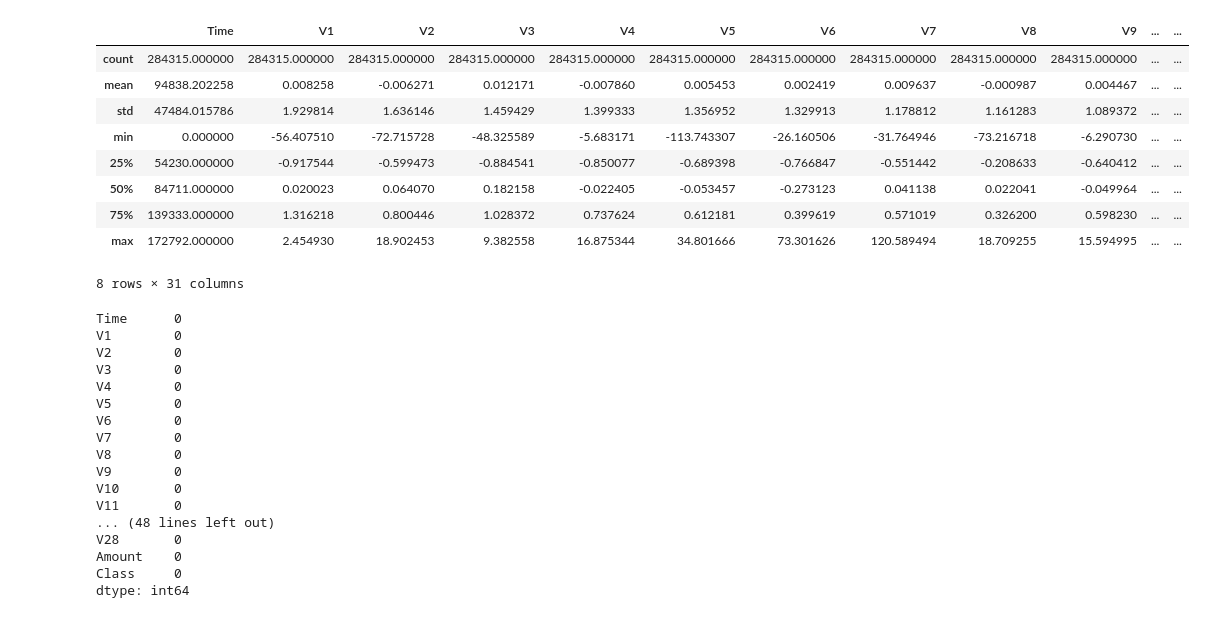
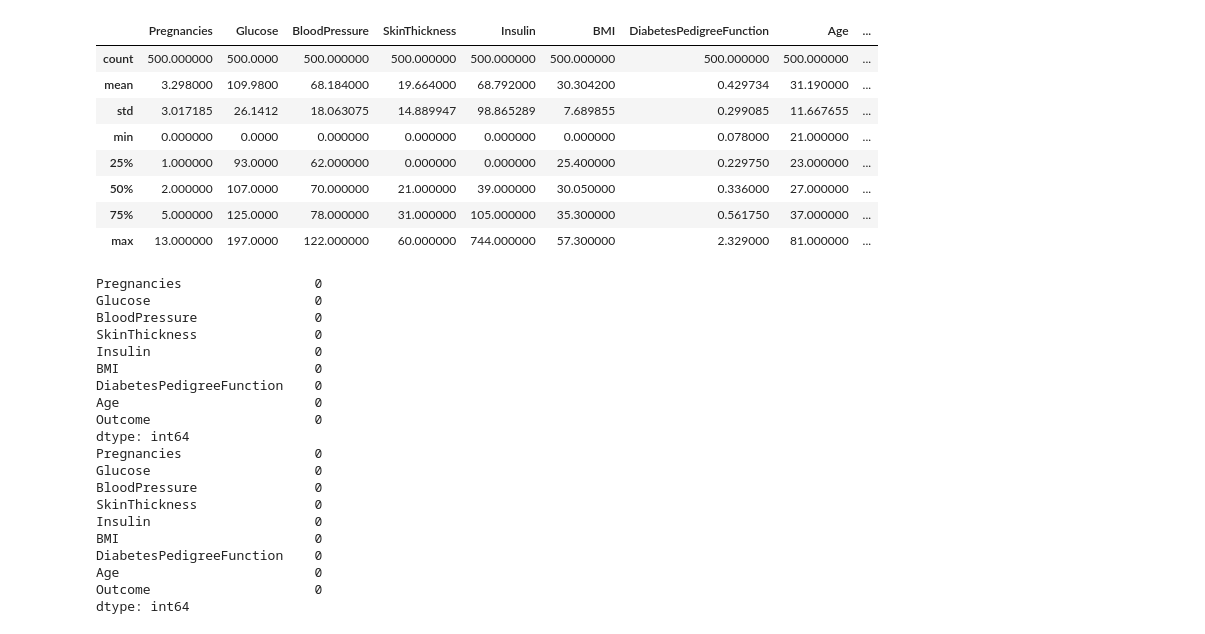
Before and after one commit to dliu31/Repository, a Jupyter notebook: analysis.ipynb, the cells around one changed output. Drawn from its saved outputs; the diff is of its cells as text; code cells hidden in the pictures.

```diff
--- a/analysis.ipynb
+++ b/analysis.ipynb
@@ -2,7 +2,7 @@
 import pandas as pd
 import matplotlib.pyplot as plt
 
-data = pd.read_csv("creditcard.csv")
+data = pd.read_csv("diabetes.csv")
 # %%
 data.describe()
 
@@ -23,38 +22,40 @@ fraudulent_transactions.describe()
 # %%
 # Display summary information about the non-fraudulent transactions
-non_fraudulent_transactions = data[(data["Class"] == 0)]
-non_fraudulent_transactions.describe()
+non_diabetes = data[(data["Outcome"] == 0)]
+non_diabetes.describe()
 # %% [output]
-|  | Time | V1 | V2 | V3 | V4 | V5 | V6 | V7 | V8 | V9 | ... | ... |
-| count | 284315.000000 | 284315.000000 | 284315.000000 | 284315.000000 | 284315.000000 | 284315.000000 | 284315.000000 | 284315.000000 | 284315.000000 | 284315.000000 | ... | ... |
-| mean | 94838.202258 | 0.008258 | -0.006271 | 0.012171 | -0.007860 | 0.005453 | 0.002419 | 0.009637 | -0.000987 | 0.004467 | ... | ... |
-| std | 47484.015786 | 1.929814 | 1.636146 | 1.459429 | 1.399333 | 1.356952 | 1.329913 | 1.178812 | 1.161283 | 1.089372 | ... | ... |
-| min | 0.000000 | -56.407510 | -72.715728 | -48.325589 | -5.683171 | -113.743307 | -26.160506 | -31.764946 | -73.216718 | -6.290730 | ... | ... |
-| 25% | 54230.000000 | -0.917544 | -0.599473 | -0.884541 | -0.850077 | -0.689398 | -0.766847 | -0.551442 | -0.208633 | -0.640412 | ... | ... |
-| 50% | 84711.000000 | 0.020023 | 0.064070 | 0.182158 | -0.022405 | -0.053457 | -0.273123 | 0.041138 | 0.022041 | -0.049964 | ... | ... |
-| 75% | 139333.000000 | 1.316218 | 0.800446 | 1.028372 | 0.737624 | 0.612181 | 0.399619 | 0.571019 | 0.326200 | 0.598230 | ... | ... |
-| max | 172792.000000 | 2.454930 | 18.902453 | 9.382558 | 16.875344 | 34.801666 | 73.301626 | 120.589494 | 18.709255 | 15.594995 | ... | ... |
+|  | Pregnancies | Glucose | BloodPressure | SkinThickness | Insulin | BMI | DiabetesPedigreeFunction | Age | ... |
+| count | 500.000000 | 500.0000 | 500.000000 | 500.000000 | 500.000000 | 500.000000 | 500.000000 | 500.000000 | ... |
+| mean | 3.298000 | 109.9800 | 68.184000 | 19.664000 | 68.792000 | 30.304200 | 0.429734 | 31.190000 | ... |
+| std | 3.017185 | 26.1412 | 18.063075 | 14.889947 | 98.865289 | 7.689855 | 0.299085 | 11.667655 | ... |
+| min | 0.000000 | 0.0000 | 0.000000 | 0.000000 | 0.000000 | 0.000000 | 0.078000 | 21.000000 | ... |
+| 25% | 1.000000 | 93.0000 | 62.000000 | 0.000000 | 0.000000 | 25.400000 | 0.229750 | 23.000000 | ... |
+| 50% | 2.000000 | 107.0000 | 70.000000 | 21.000000 | 39.000000 | 30.050000 | 0.336000 | 27.000000 | ... |
+| 75% | 5.000000 | 125.0000 | 78.000000 | 31.000000 | 105.000000 | 35.300000 | 0.561750 | 37.000000 | ... |
+| max | 13.000000 | 197.0000 | 122.000000 | 60.000000 | 744.000000 | 57.300000 | 2.329000 | 81.000000 | ... |
-8 rows × 31 columns
 # %%
 # Display any rows with null values
-print(fraudulent_transactions.isnull().sum())
-print(non_fraudulent_transactions.isnull().sum())
+print(diabetes.isnull().sum())
+print(non_diabetes.isnull().sum())
 # The dataset does not contain any null values.
 # %% [output]
-Time      0
-V1        0
-V2        0
-V3        0
-V4        0
-V5        0
-V6        0
-V7        0
-V8        0
-V9        0
-V10       0
-V11       0
-... (48 lines left out)
-V28       0
-Amount    0
-Class     0
+Pregnancies                 0
+Glucose                     0
+BloodPressure               0
+SkinThickness               0
+Insulin                     0
+BMI                         0
+DiabetesPedigreeFunction    0
+Age                         0
+Outcome                     0
 dtype: int64
+Pregnancies                 0
+Glucose                     0
+BloodPressure               0
+SkinThickness               0
+Insulin                     0
+BMI                         0
+DiabetesPedigreeFunction    0
+Age                         0
+Outcome                     0
+dtype: int64
```
Also changed, not shown: parts of 3 cells of this notebook, 1 other file.
